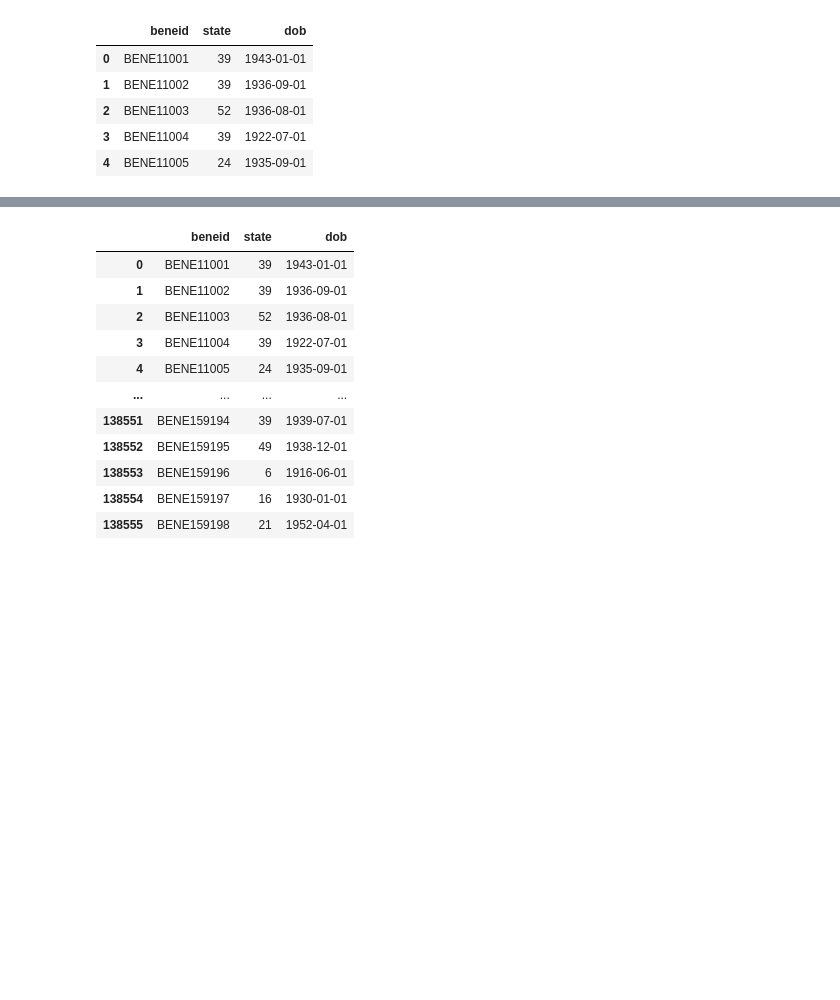
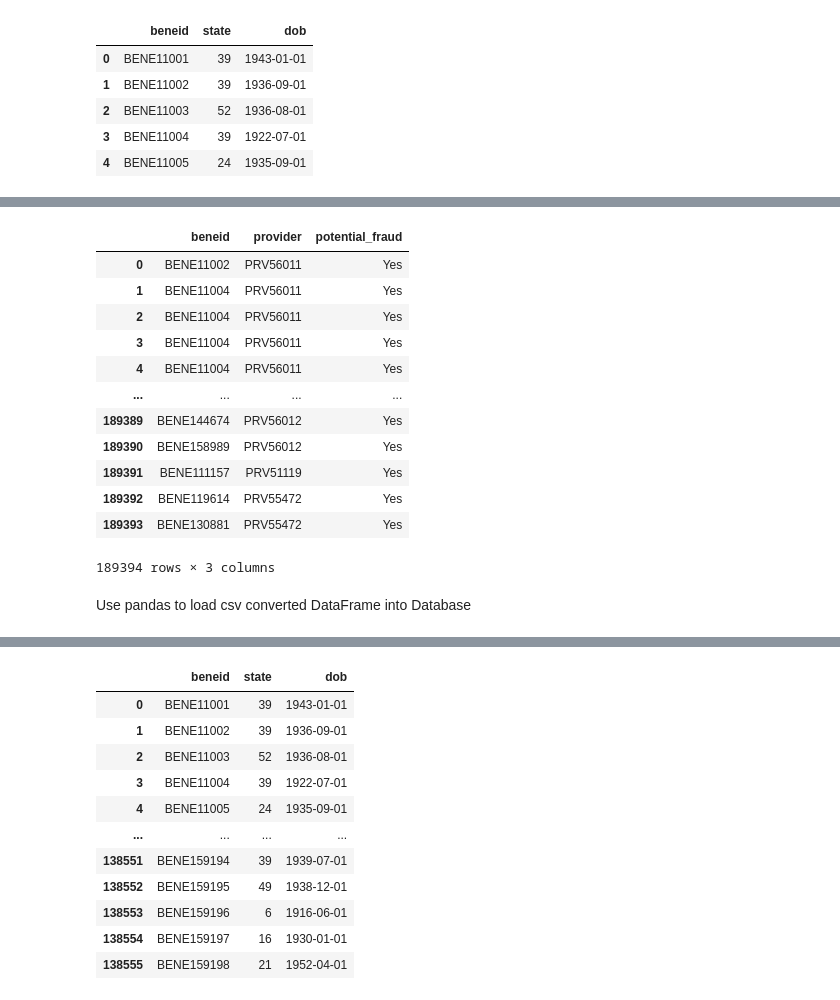
Before and after one commit to kpessa/Project-2-ETL, a Jupyter notebook: Chikas_notebook.ipynb, the cells around one changed output, grey strips where cells are left out. Saved outputs shown, nothing was run; the diff lists cells and outputs as text; code cells hidden in the pictures; blank space fills up the shorter version.

```diff
--- a/Chikas_notebook.ipynb
+++ b/Chikas_notebook.ipynb
@@ -127,7 +113,26 @@ Train_Beneficiary_df.head()
+# %%
+fraud_outpatient_provider_df = pd.merge(Train_Outpatient_df, Train_df, how='inner', on='provider')
+fraud_outpatient_provider_df
+# %% [output]
+|  | beneid | provider | potential_fraud |
+| 0 | BENE11002 | PRV56011 | Yes |
+| 1 | BENE11004 | PRV56011 | Yes |
+| 2 | BENE11004 | PRV56011 | Yes |
+| 3 | BENE11004 | PRV56011 | Yes |
+| 4 | BENE11004 | PRV56011 | Yes |
+| ... | ... | ... | ... |
+| 189389 | BENE144674 | PRV56012 | Yes |
+| 189390 | BENE158989 | PRV56012 | Yes |
+| 189391 | BENE111157 | PRV51119 | Yes |
+| 189392 | BENE119614 | PRV55472 | Yes |
+| 189393 | BENE130881 | PRV55472 | Yes |
+189394 rows × 3 columns
 # %%
 #connect to local database
 database_connection = "postgres:postgres@localhost:5432/postgres"
 #sql_lite = "sqlite:///my_sqlite.db"
 #engine = create_engine(sql_lite)
 engine = create_engine(f'postgresql://{database_connection}')
+# %% [markdown]
+Use pandas to load csv converted DataFrame into Database
 # %%
```
Also changed, not shown: parts of 13 cells of this notebook, 1 other file.
